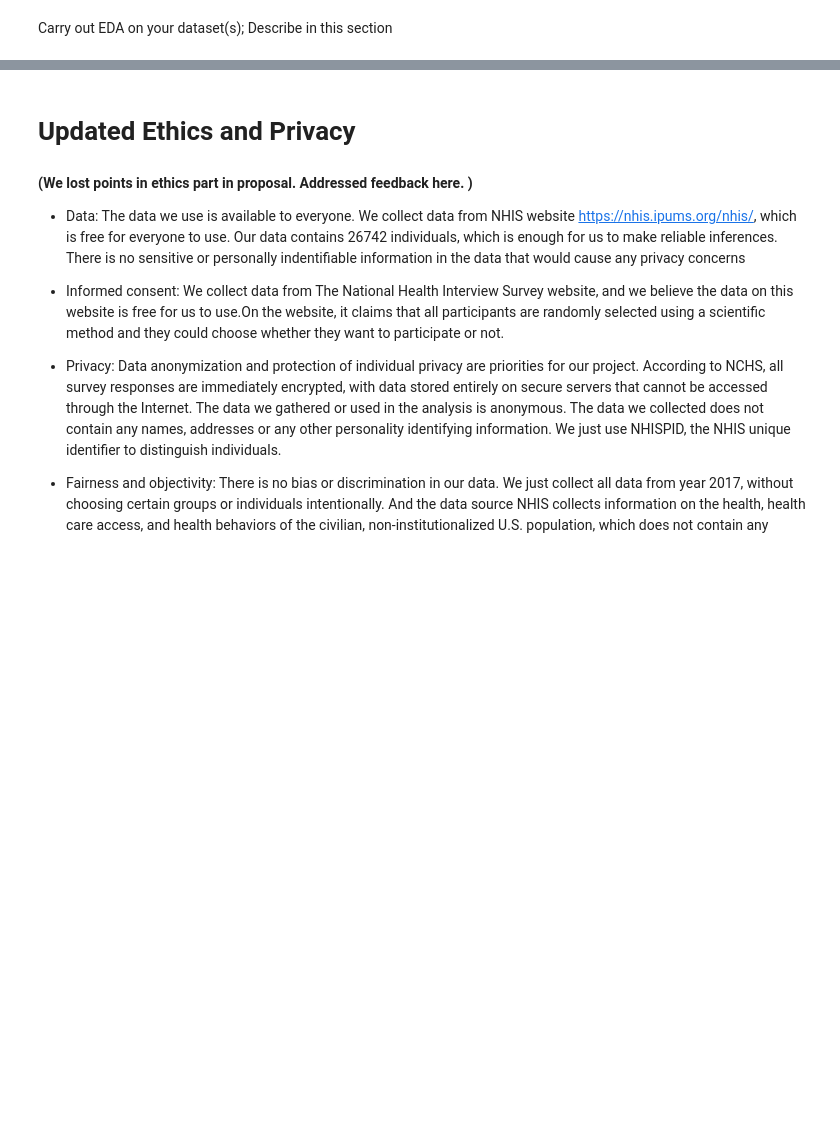
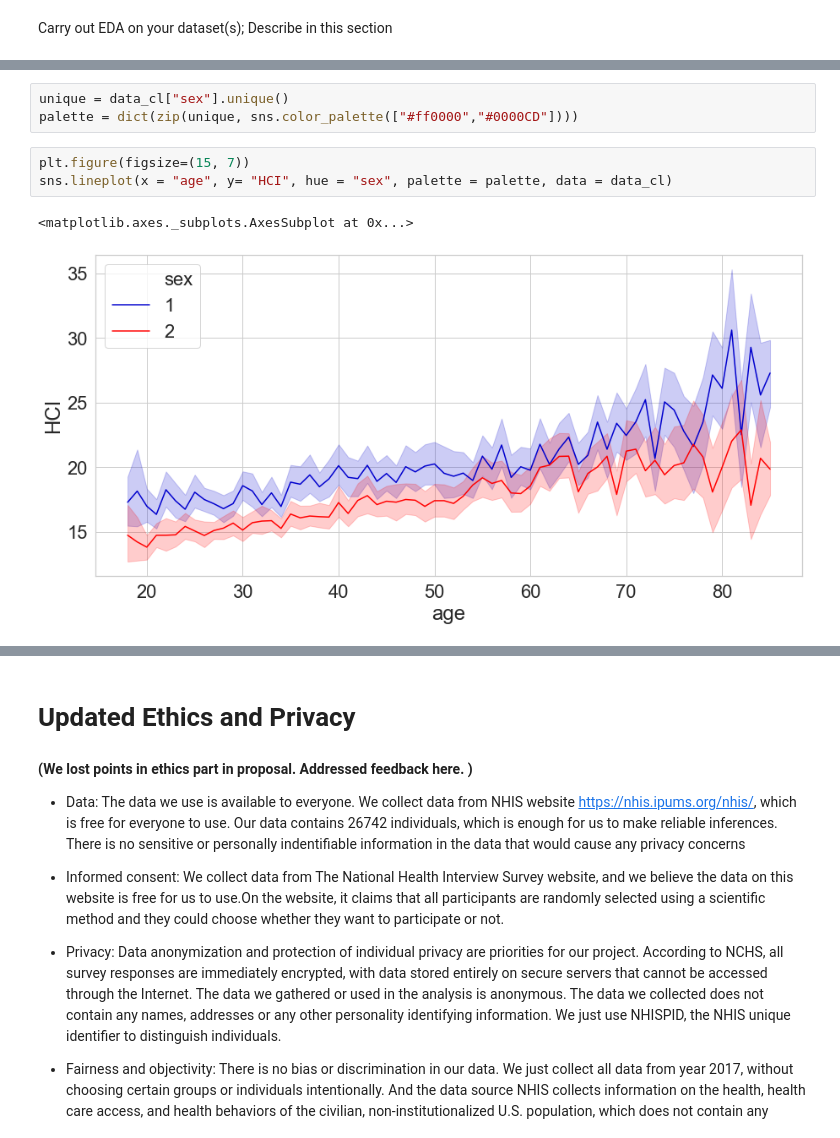
Before and after one commit to RosiePeng1/COGS108-Project, a Jupyter notebook: EDACheckpointGroup_Sp23_cogs108project.ipynb, the cells around one changed output, grey strips where cells are left out. Cells and saved outputs as stored; diff of their text form; blank space fills up the shorter version.

```diff
--- a/EDACheckpointGroup_Sp23_cogs108project.ipynb
+++ b/EDACheckpointGroup_Sp23_cogs108project.ipynb
@@ -382,0 +406,9 @@ Carry out EDA on your dataset(s); Describe in this section
+# %%
+unique = data_cl["sex"].unique()
+palette = dict(zip(unique, sns.color_palette(["#ff0000","#0000CD"])))
+# %%
+plt.figure(figsize=(15, 7))
+sns.lineplot(x = "age", y= "HCI", hue = "sex", palette = palette, data = data_cl)
+# %% [output]
+<matplotlib.axes._subplots.AxesSubplot at 0x...>
+[figure, added]
```
Also changed, not shown: parts of 16 cells of this notebook.
